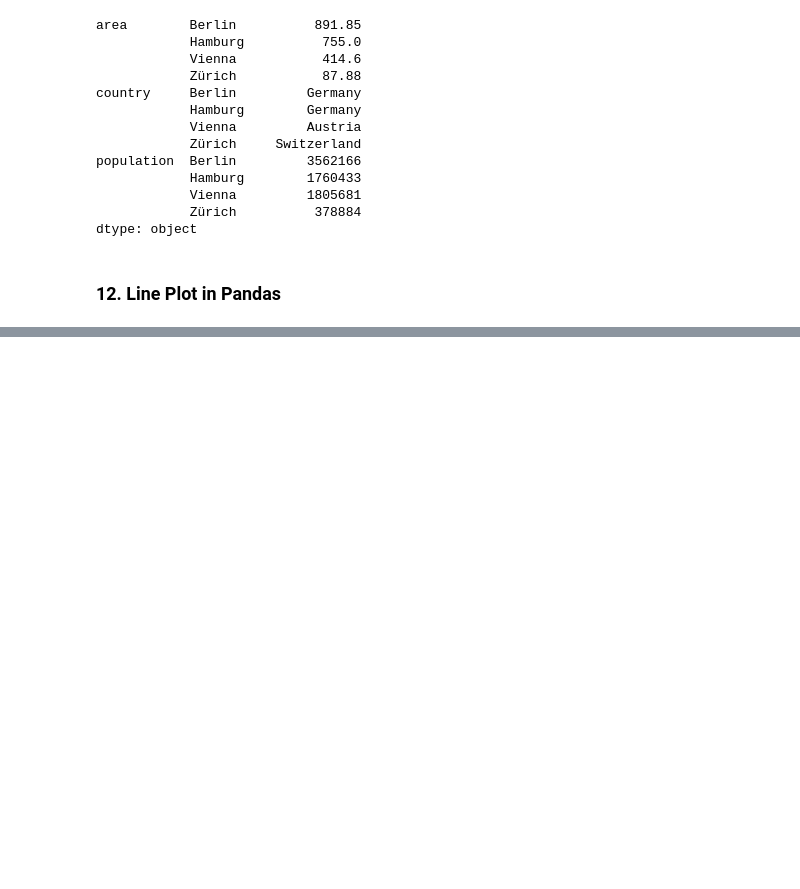
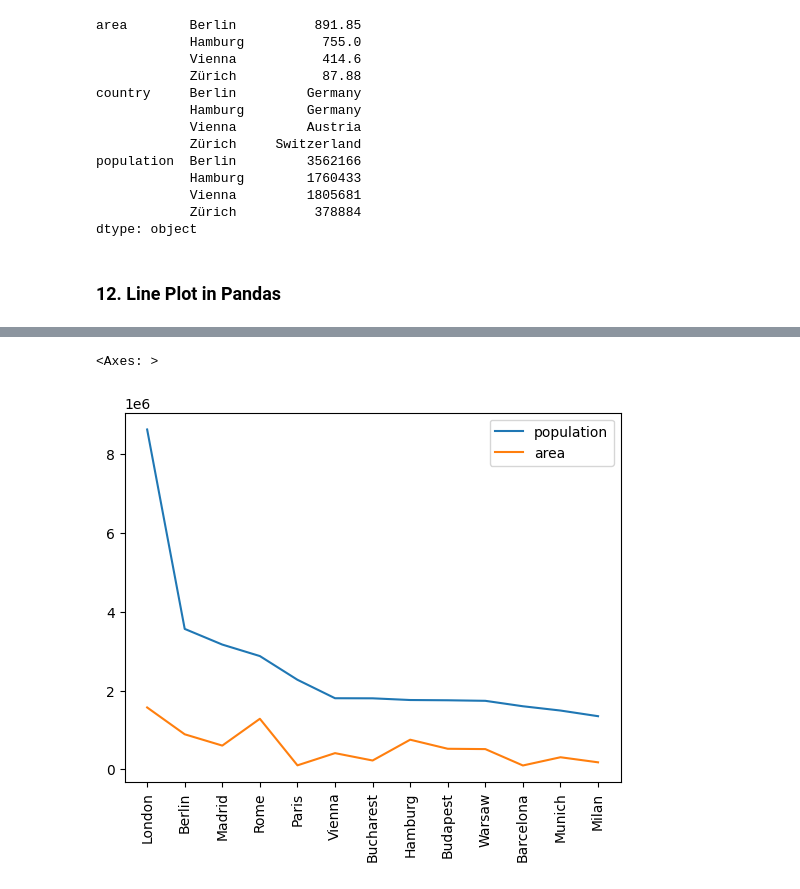
Before and after one commit to markoechevarria/math-to-ml, a Jupyter notebook: python-numerical-libraries/Pandas.ipynb, the cells around one changed output, grey strips where cells are left out. Cells and saved outputs as stored; diff of their text form; code cells hidden in the pictures; blank space fills up the shorter version.

```diff
--- a/python-numerical-libraries/Pandas.ipynb
+++ b/python-numerical-libraries/Pandas.ipynb
@@ -1306,0 +1345,7 @@ dtype: object
+# %%
+city_frame.plot(xticks=range(len(city_frame.index)),
+                use_index=True,
+                rot=90)
+# %% [output]
+<Axes: >
+[figure, added]
```
Also changed, not shown: parts of 12 cells of this notebook.
